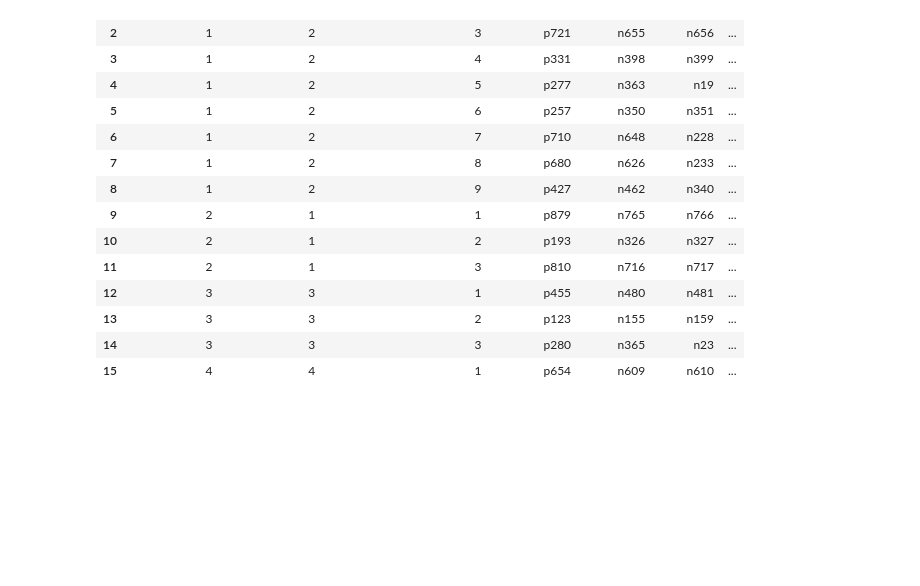
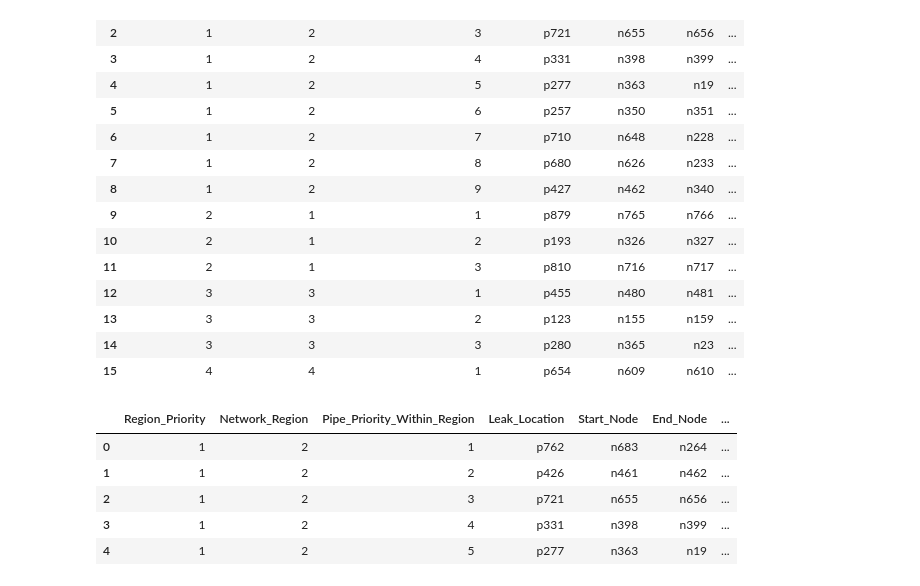
Before and after one commit to Simra-08/WeMakeDevs, a Jupyter notebook: notebooks/leak_detection.ipynb, the cells around one changed output. Saved outputs shown, nothing was run; the diff lists cells and outputs as text; code cells hidden in the pictures; blank space fills up the shorter version.

```diff
--- a/notebooks/leak_detection.ipynb
+++ b/notebooks/leak_detection.ipynb
@@ -4422,3 +4422,18 @@ final_priority
 | 13 | 3 | 3 | 2 | p123 | n155 | n159 | ... |
 | 14 | 3 | 3 | 3 | p280 | n365 | n23 | ... |
 | 15 | 4 | 4 | 1 | p654 | n609 | n610 | ... |
+# %%
+import pandas as pd
+
+final_priority = pd.read_csv(
+    "../data/final_intervention_priorities.csv"
+)
+
+final_priority.head()
+# %% [output]
+|  | Region_Priority | Network_Region | Pipe_Priority_Within_Region | Leak_Location | Start_Node | End_Node | ... |
+| 0 | 1 | 2 | 1 | p762 | n683 | n264 | ... |
+| 1 | 1 | 2 | 2 | p426 | n461 | n462 | ... |
+| 2 | 1 | 2 | 3 | p721 | n655 | n656 | ... |
+| 3 | 1 | 2 | 4 | p331 | n398 | n399 | ... |
+| 4 | 1 | 2 | 5 | p277 | n363 | n19 | ... |
```
Also changed, not shown: parts of 9 cells of this notebook, 2 other files.
